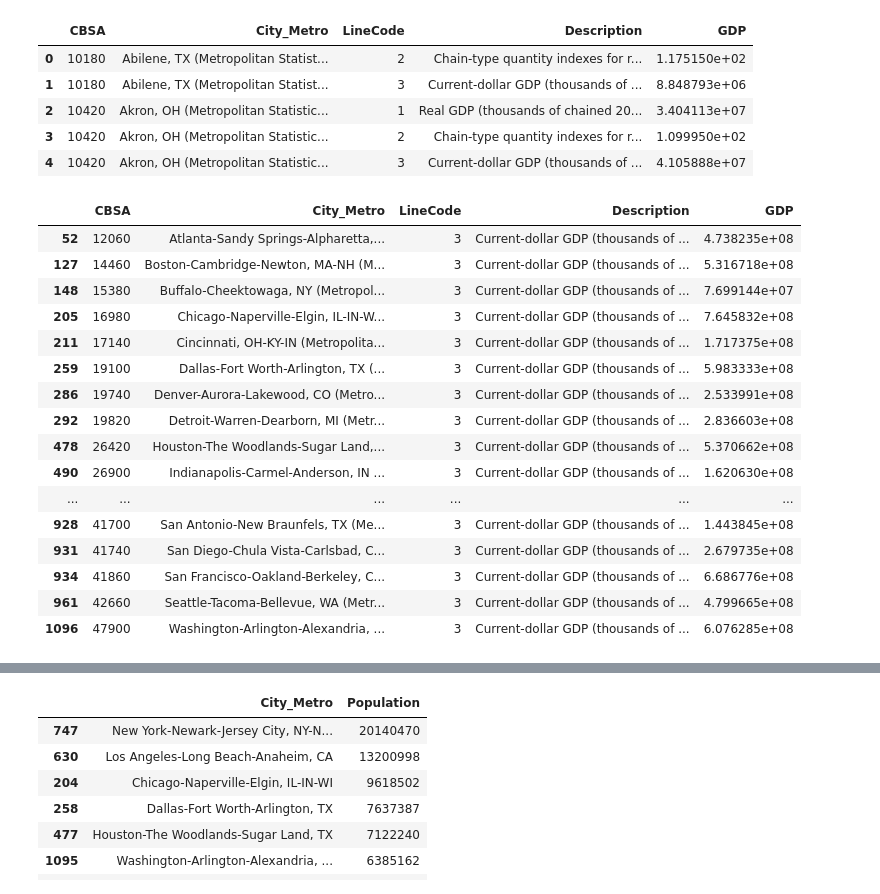
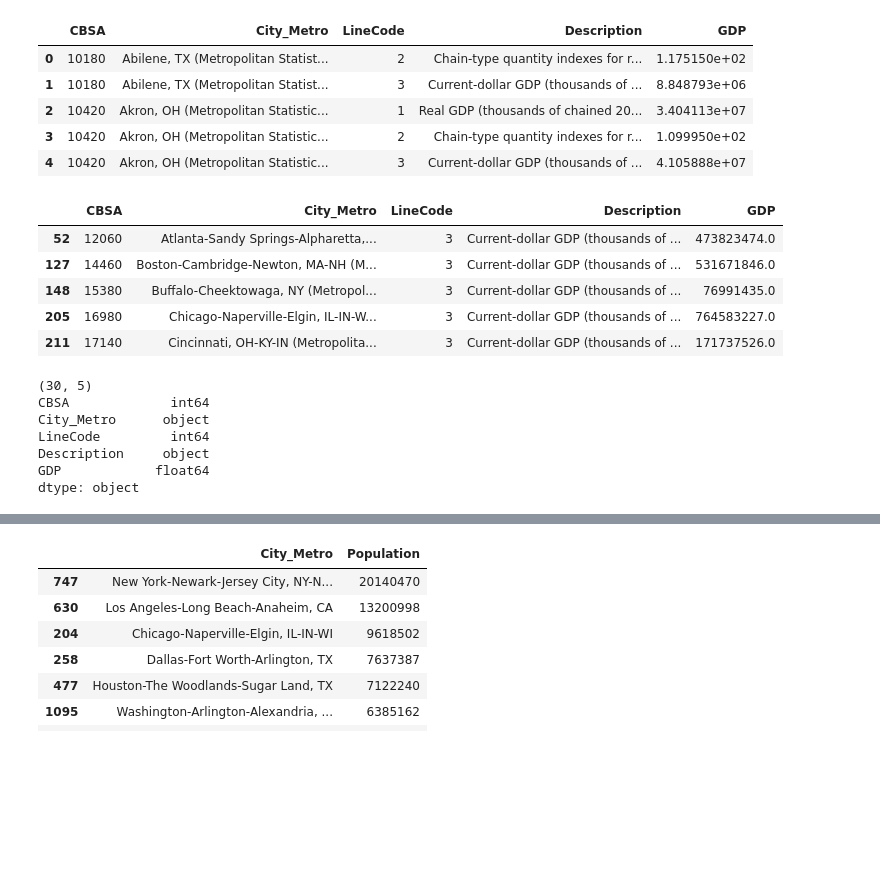
Before and after one commit to BerisDizdar/US_Population_And_GDP, a Jupyter notebook: Metro_Pop.ipynb, the cells around one changed output, grey strips where cells are left out. Cells and saved outputs as stored; diff of their text form; code cells hidden in the pictures; blank space fills up the shorter version.

```diff
--- a/Metro_Pop.ipynb
+++ b/Metro_Pop.ipynb
@@ -201,23 +208,26 @@ GDP_Metro_DF3.head()
 # %%
 # Create new DataFrame from existing DF.
 DF3_Metro_GDP = GDP_Metro_DF3.iloc[[52, 127, 148, 205, 211, 259, 286, 292, 478, 490, 541, 592, 631, 634, 670, 676, 688, 691, 736, 745, 748, 781, 808, 811, 829, 928, 931, 934, 961, 1096]]
-DF3_Metro_GDP
+DF3_Metro_GDP.head()
 # %% [output]
 |  | CBSA | City_Metro | LineCode | Description | GDP |
-| 52 | 12060 | Atlanta-Sandy Springs-Alpharetta,... | 3 | Current-dollar GDP (thousands of ... | 4.738235e+08 |
-| 127 | 14460 | Boston-Cambridge-Newton, MA-NH (M... | 3 | Current-dollar GDP (thousands of ... | 5.316718e+08 |
-| 148 | 15380 | Buffalo-Cheektowaga, NY (Metropol... | 3 | Current-dollar GDP (thousands of ... | 7.699144e+07 |
-| 205 | 16980 | Chicago-Naperville-Elgin, IL-IN-W... | 3 | Current-dollar GDP (thousands of ... | 7.645832e+08 |
-| 211 | 17140 | Cincinnati, OH-KY-IN (Metropolita... | 3 | Current-dollar GDP (thousands of ... | 1.717375e+08 |
-| 259 | 19100 | Dallas-Fort Worth-Arlington, TX (... | 3 | Current-dollar GDP (thousands of ... | 5.983333e+08 |
-| 286 | 19740 | Denver-Aurora-Lakewood, CO (Metro... | 3 | Current-dollar GDP (thousands of ... | 2.533991e+08 |
-| 292 | 19820 | Detroit-Warren-Dearborn, MI (Metr... | 3 | Current-dollar GDP (thousands of ... | 2.836603e+08 |
-| 478 | 26420 | Houston-The Woodlands-Sugar Land,... | 3 | Current-dollar GDP (thousands of ... | 5.370662e+08 |
-| 490 | 26900 | Indianapolis-Carmel-Anderson, IN ... | 3 | Current-dollar GDP (thousands of ... | 1.620630e+08 |
-| ... | ... | ... | ... | ... | ... |
-| 928 | 41700 | San Antonio-New Braunfels, TX (Me... | 3 | Current-dollar GDP (thousands of ... | 1.443845e+08 |
-| 931 | 41740 | San Diego-Chula Vista-Carlsbad, C... | 3 | Current-dollar GDP (thousands of ... | 2.679735e+08 |
-| 934 | 41860 | San Francisco-Oakland-Berkeley, C... | 3 | Current-dollar GDP (thousands of ... | 6.686776e+08 |
-| 961 | 42660 | Seattle-Tacoma-Bellevue, WA (Metr... | 3 | Current-dollar GDP (thousands of ... | 4.799665e+08 |
-| 1096 | 47900 | Washington-Arlington-Alexandria, ... | 3 | Current-dollar GDP (thousands of ... | 6.076285e+08 |
+| 52 | 12060 | Atlanta-Sandy Springs-Alpharetta,... | 3 | Current-dollar GDP (thousands of ... | 473823474.0 |
+| 127 | 14460 | Boston-Cambridge-Newton, MA-NH (M... | 3 | Current-dollar GDP (thousands of ... | 531671846.0 |
+| 148 | 15380 | Buffalo-Cheektowaga, NY (Metropol... | 3 | Current-dollar GDP (thousands of ... | 76991435.0 |
+| 205 | 16980 | Chicago-Naperville-Elgin, IL-IN-W... | 3 | Current-dollar GDP (thousands of ... | 764583227.0 |
+| 211 | 17140 | Cincinnati, OH-KY-IN (Metropolita... | 3 | Current-dollar GDP (thousands of ... | 171737526.0 |
+# %%
+# Visualizing and understanding data.
+GDP_MetroShape = DF3_Metro_GDP.shape
+print(GDP_MetroShape)
+GDP_MetroDtypes = DF3_Metro_GDP.dtypes
+print(GDP_MetroDtypes)
+# %% [output]
+(30, 5)
+CBSA             int64
+City_Metro      object
+LineCode         int64
+Description     object
+GDP            float64
+dtype: object
 # %%
```
Also changed, not shown: parts of 26 cells of this notebook.
